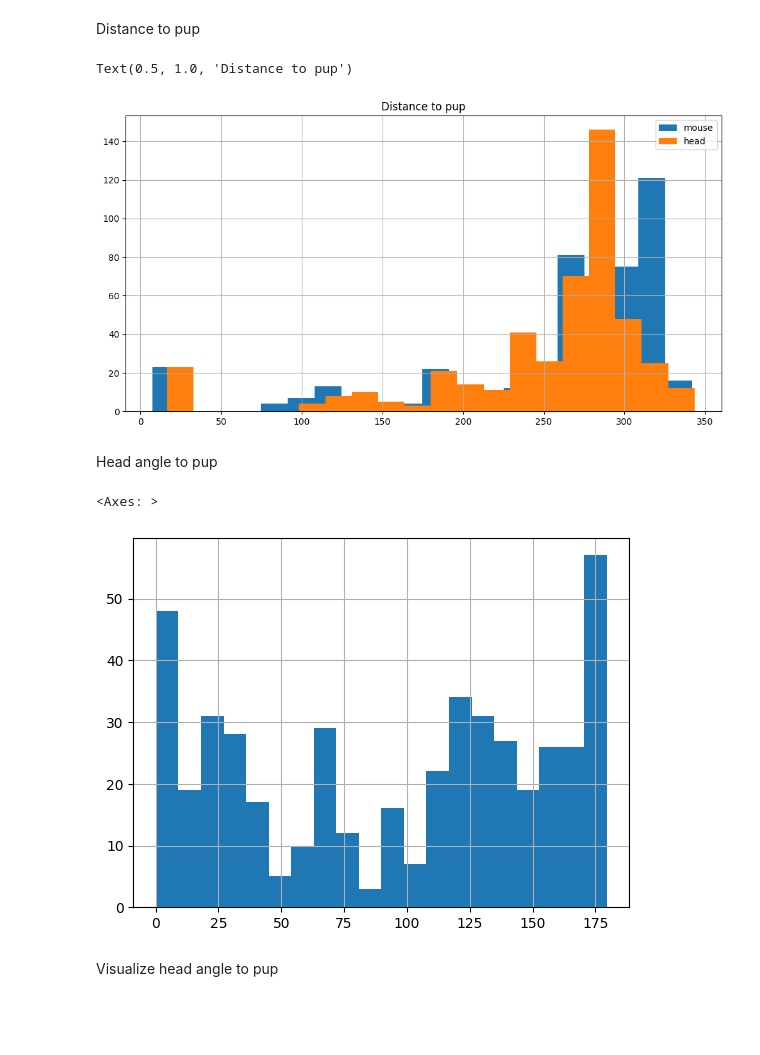
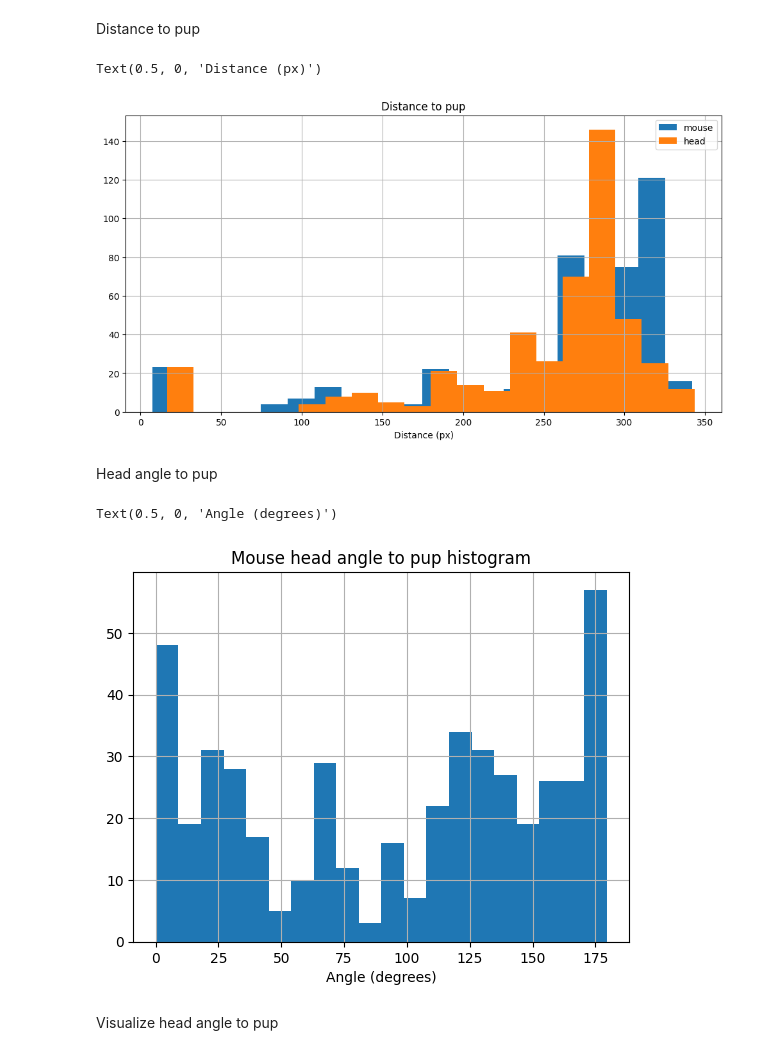
Before and after one commit to danaebroustail/Project, a Jupyter notebook: toolbox_notebook.ipynb, the cells around one changed output. Cells and saved outputs as stored; diff of their text form; code cells hidden in the pictures; blank space fills up the shorter version.

```diff
--- a/toolbox_notebook.ipynb
+++ b/toolbox_notebook.ipynb
@@ -120,2 +91,4 @@ End time in seconds: 0:06:24.600000
+# %%
+trial_1_DLC = extract_trial_from_DLC(df_DLC, df_summary, trial_num = 1)
 # %%
 trial_1_DLC.head(3)
@@ -174,20 +202,24 @@ trial_1_DLC[distance_head_to_pup].hist(bins=20, ax=ax, label = 'head')
 ax.legend()
 
 ax.set_title('Distance to pup')  # set title
+ax.set_xlabel('Distance (px)')  # set x label
 # %% [output]
-Text(0.5, 1.0, 'Distance to pup')
+Text(0.5, 0, 'Distance (px)')
-[figure, old version]
+[figure, new version]
 # %% [markdown]
 Head angle to pup
 # %%
 head_angle_to_pup_col = 'head_angle_to_pup_degrees'
 
 trial_1_DLC = compute_head_angle_to_pup(trial_1_DLC, add_vector_columns = True, head_angle_to_pup_col=head_angle_to_pup_col)
 
 trial_1_DLC[head_angle_to_pup_col].hist(bins=20)
+# set title
+plt.title('Mouse head angle to pup histogram')
+plt.xlabel('Angle (degrees)')  # set x-axis label
 # %% [output]
-<Axes: >
+Text(0.5, 0, 'Angle (degrees)')
-[figure, old version]
+[figure, new version]
 # %% [markdown]
 Visualize head angle to pup
 # %%
```
Also changed, not shown: parts of 14 cells of this notebook.
